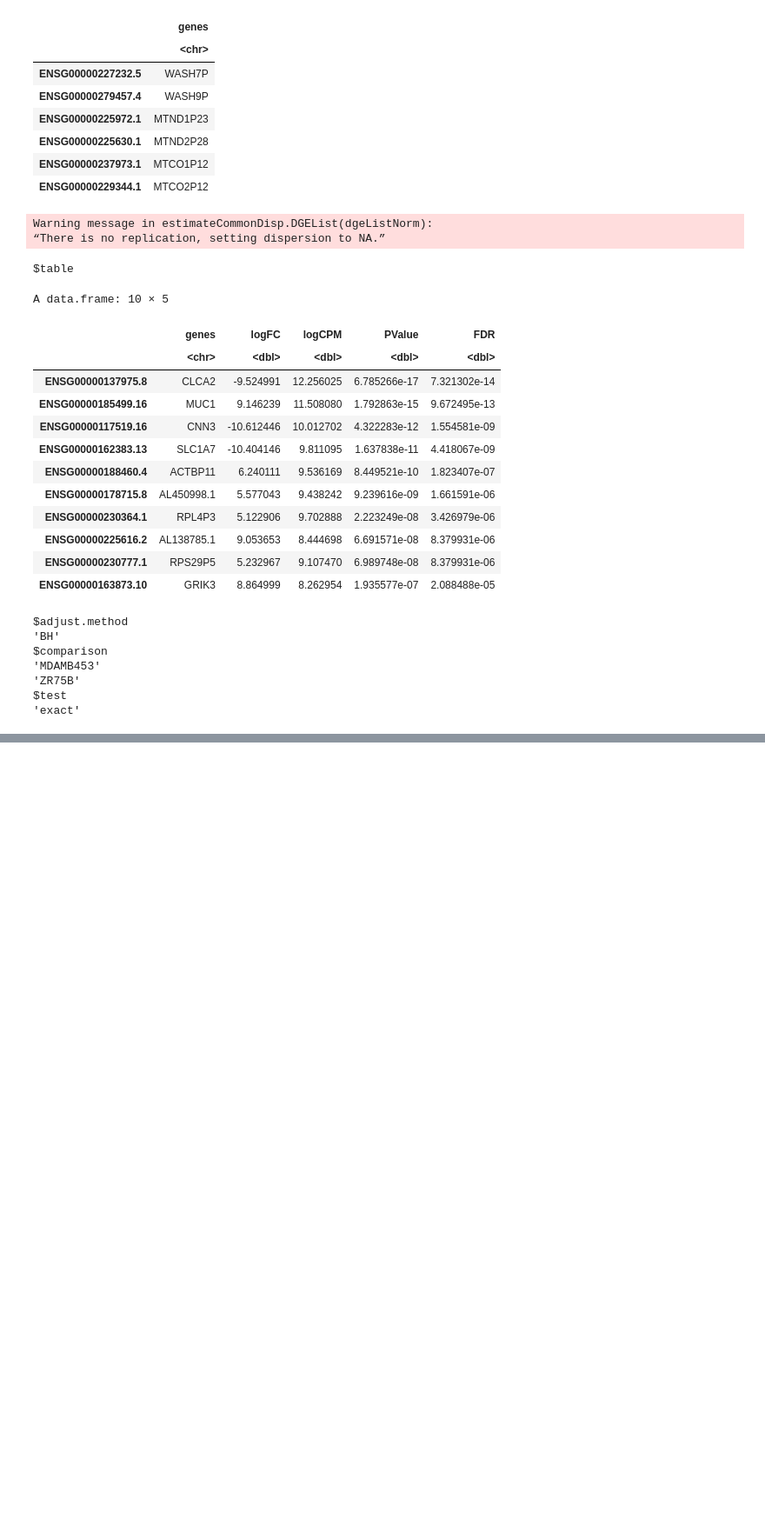
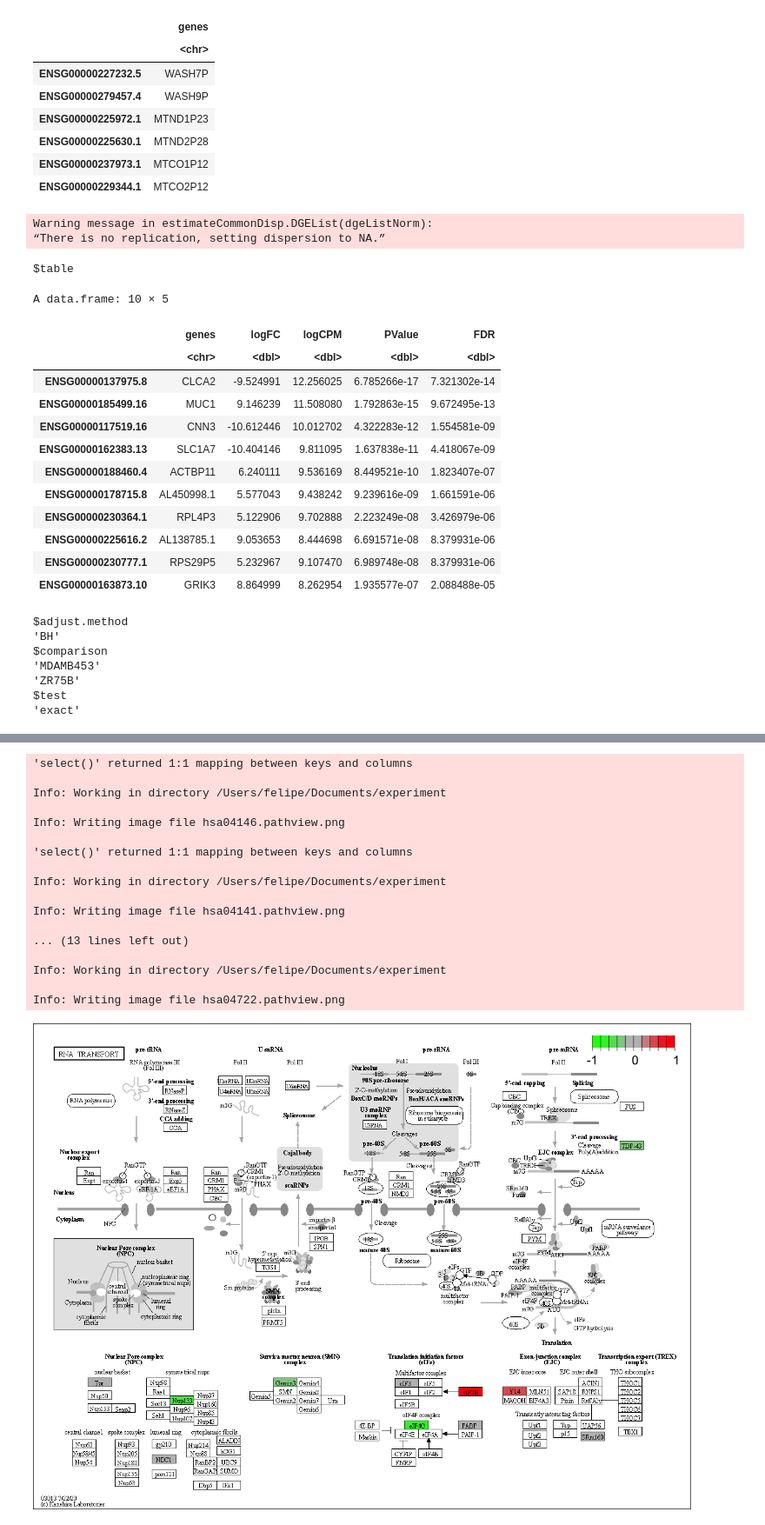
Before and after one commit to philthefeel/rnaseqanalysisTest, a Jupyter notebook: DEGAnalysis.ipynb, the cells around one changed output, grey strips where cells are left out. Shown: that part at 87% size. Saved outputs shown, nothing was run; the diff lists cells and outputs as text; code cells hidden in the pictures; blank space fills up the shorter version.

```diff
--- a/DEGAnalysis.ipynb
+++ b/DEGAnalysis.ipynb
@@ -114,3 +124,10 @@ $comparison
 'ZR75B'
 $test
 'exact'
+# %%
+# Data processing for enrichment analysis
+dfTest <- dgeListFC$table[order(dgeListFC$table$PValue),] # Ordering by Pvalue
+summary(dfTest)
+# Ensembl gene IDs formating
+row.names(dfTest) <- gsub("\\.[0-9]*$", "", row.names(dfTest)) # Number after period corresponds to chr version
+head(row.names(dfTest))
@@ -116,0 +144,6 @@ $test
+# %%
+# Maping Symbol, entrez ID and gene name to obtain KEGG pathways
+dfTest$symbol <- mapIds(org.Hs.eg.db, keys = row.names(dfTest), column="SYMBOL", keytype="ENSEMBL", multiVals = "first") # setting multivals="first" in case there were multiple possible values for a single input
+dfTest$entrez <- mapIds(org.Hs.eg.db, keys = row.names(dfTest), column="ENTREZID", keytype="ENSEMBL", multiVals = "first") # setting multivals in case there were multiple possible values for a single input
+dfTest$name <- mapIds(org.Hs.eg.db, keys = row.names(dfTest), column="GENENAME", keytype="ENSEMBL", multiVals = "first") # setting multivals in case there were multiple possible values for a single input
+head(dfTest)
@@ -116,0 +165,9 @@ $test
+# %%
+# Gene sets of signaling and metabolic pathways
+kegg.sets.hs <- kegg.sets.hs[sigmet.idx.hs]
+
+foldchanges <- dfTest$logFC
+names(foldchanges) <- dfTest$entrez # Entrez gene IDs are required to use gage() function
+head(foldchanges)
+keggres <- gage(foldchanges, gsets=kegg.sets.hs, same.dir=T) # same.dir=T gives a separate lists for pathways upregulated vs downregulated
+lapply(keggres, head)
@@ -116,0 +204,11 @@ $test
+# %%
+# Getting the KEEG pathways
+keggrespathways <- data.frame(id=rownames(keggres$greater), keggres$greater) %>%
+tibble::as_tibble() %>%
+filter(row_number()<=5) %>%
+.$id %>%
+as.character()
+
+keggrespathways # KEEG ids formating
+keggresids <- substr(keggrespathways, start=1, stop=8)
+keggresids
@@ -116,0 +222,28 @@ $test
+# %%
+# plo
+plot_pathway <- function(pid) pathview(gene.data=foldchanges, pathway.id=pid, species="hsa", new.signature=FALSE) # Plotting function
+# plot multiple pathways (plots saved to disk and returns a throwaway list object)
+tmp <- sapply(keggresids, plot_pathway)
+tmpPlots <- list.files(pattern="*.pathview.png")
+for (i in tmpPlots){
+    display_png(file=i, width = 1000, height = 1000)
+}
+# %% [output]
+'select()' returned 1:1 mapping between keys and columns
+
+Info: Working in directory /Users/felipe/Documents/experiment
+
+Info: Writing image file hsa04146.pathview.png
+
+'select()' returned 1:1 mapping between keys and columns
+
+Info: Working in directory /Users/felipe/Documents/experiment
+
+Info: Writing image file hsa04141.pathview.png
+
+... (13 lines left out)
+
+Info: Working in directory /Users/felipe/Documents/experiment
+
+Info: Writing image file hsa04722.pathview.png
+[figure, added]
```
Also changed, not shown: parts of 9 cells of this notebook, 4 other files.
